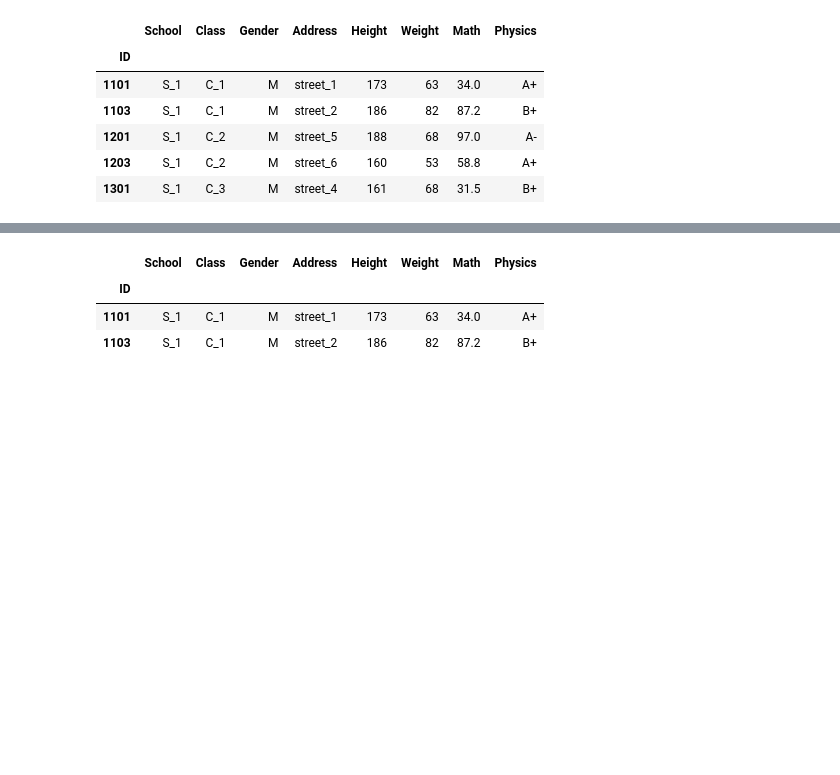
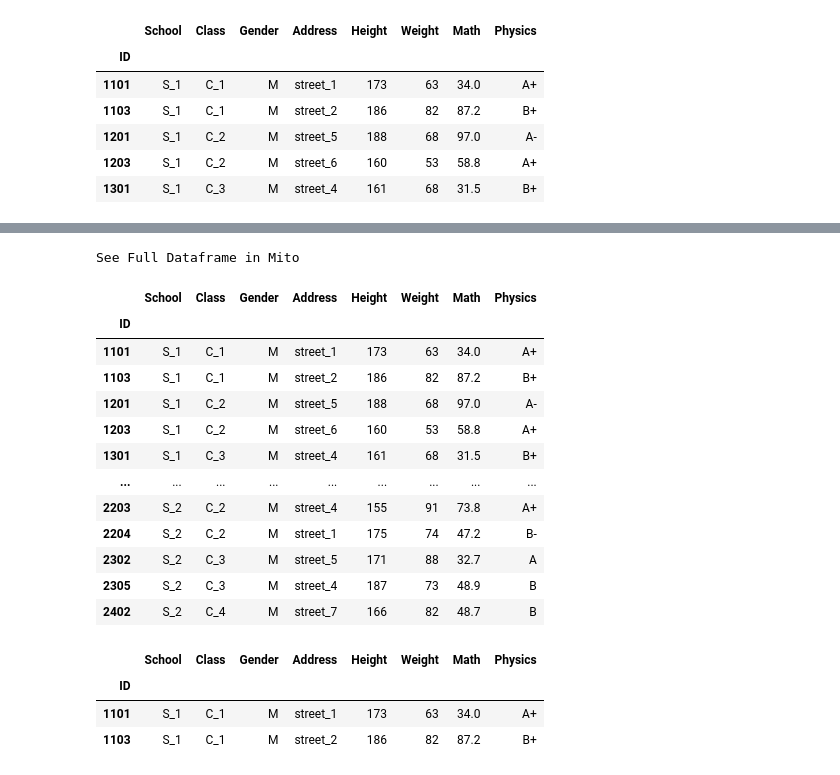
Before and after one commit to Gavince/Python, a Jupyter notebook: data_analysis/Pandas/joyful-pandas/第2章 索引.ipynb, the cells around one changed output, grey strips where cells are left out. Saved outputs shown, nothing was run; the diff lists cells and outputs as text; code cells hidden in the pictures; blank space fills up the shorter version.

```diff
--- a/data_analysis/Pandas/joyful-pandas/第2章 索引.ipynb
+++ b/data_analysis/Pandas/joyful-pandas/第2章 索引.ipynb
@@ -217,3 +240,20 @@ df.loc[lambda x:x['Gender'] == 'M'].head()
+# %%
+df.loc[lambda x: x["Gender"] == "M"]
+# %% [output]
+See Full Dataframe in Mito
+|  | School | Class | Gender | Address | Height | Weight | Math | Physics |
+| ID |  |  |  |  |  |  |  |  |
+| 1101 | S_1 | C_1 | M | street_1 | 173 | 63 | 34.0 | A+ |
+| 1103 | S_1 | C_1 | M | street_2 | 186 | 82 | 87.2 | B+ |
+| 1201 | S_1 | C_2 | M | street_5 | 188 | 68 | 97.0 | A- |
+| 1203 | S_1 | C_2 | M | street_6 | 160 | 53 | 58.8 | A+ |
+| 1301 | S_1 | C_3 | M | street_4 | 161 | 68 | 31.5 | B+ |
+| ... | ... | ... | ... | ... | ... | ... | ... | ... |
+| 2203 | S_2 | C_2 | M | street_4 | 155 | 91 | 73.8 | A+ |
+| 2204 | S_2 | C_2 | M | street_1 | 175 | 74 | 47.2 | B- |
+| 2302 | S_2 | C_3 | M | street_5 | 171 | 88 | 32.7 | A |
+| 2305 | S_2 | C_3 | M | street_4 | 187 | 73 | 48.9 | B |
+| 2402 | S_2 | C_4 | M | street_7 | 166 | 82 | 48.7 | B |
 # %%
 # 这里的例子表示，loc中能够传入函数，并且函数的输入值是整张表，输出为标量、切片、合法列表（元素出现在索引中）、合法索引
 def f(x):
```
Also changed, not shown: parts of 4 cells of this notebook, 8 other files.
